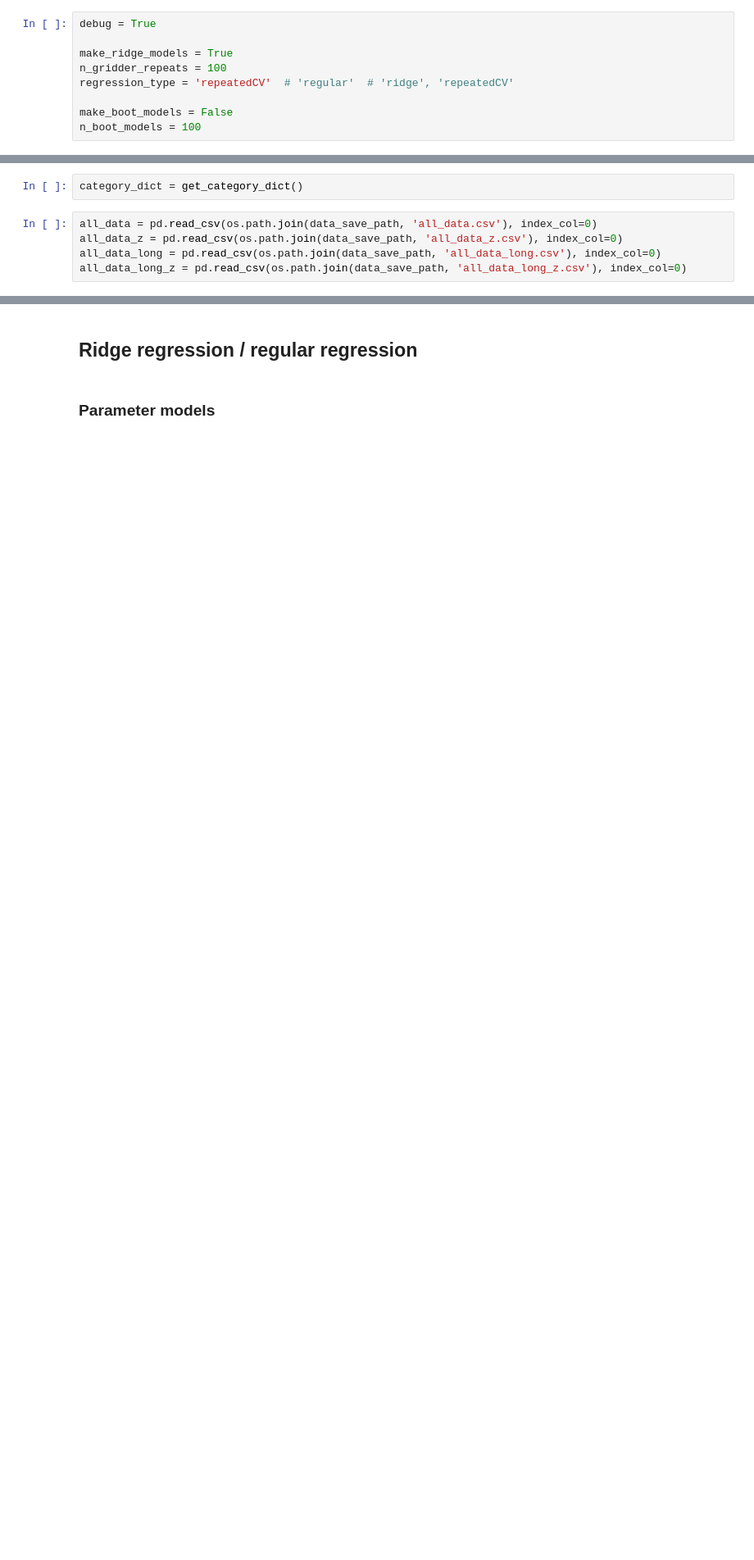
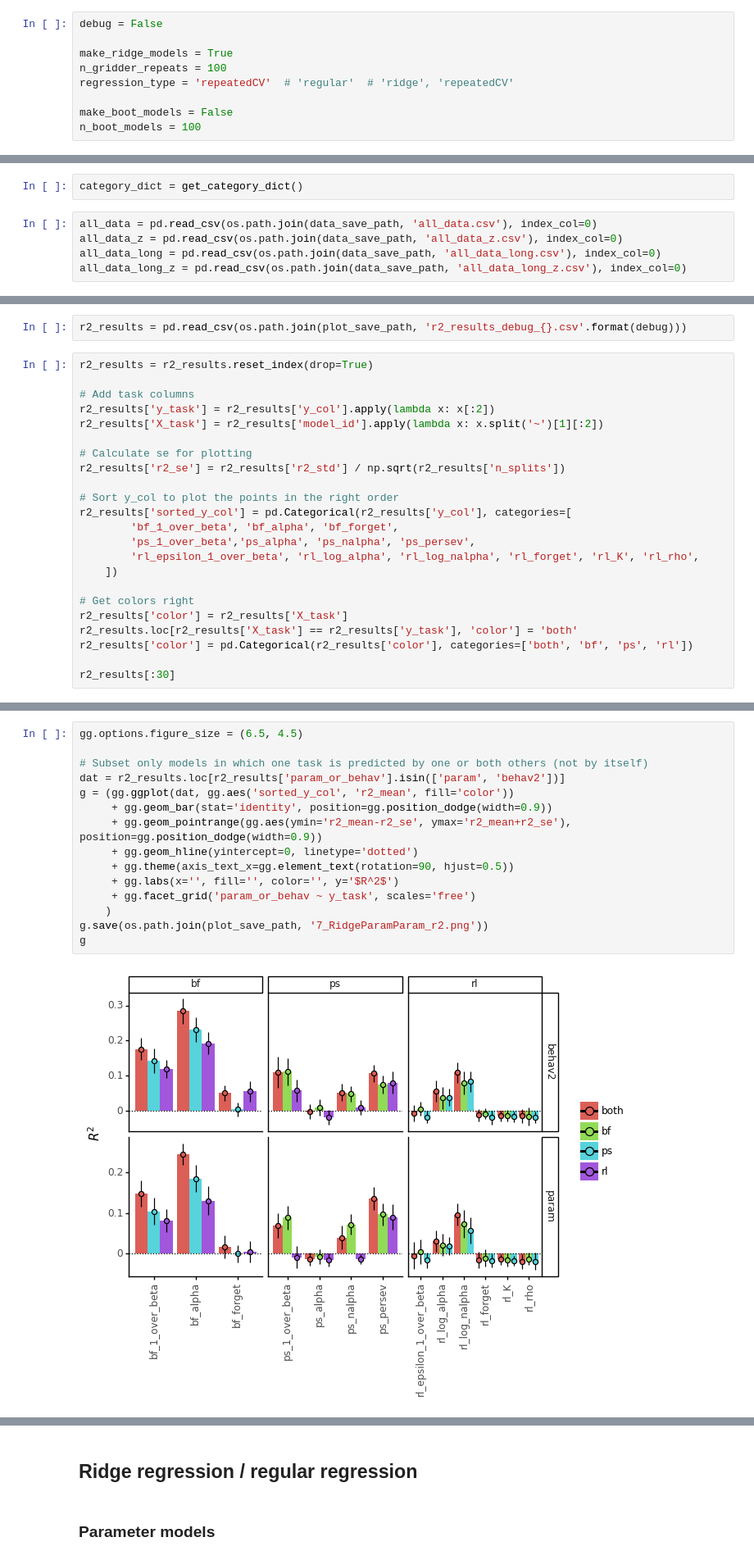
Before and after one commit to MariaEckstein/SLCN, a Jupyter notebook: models/MetaSLCN-07Plot4PredictTasksFromEachOther.ipynb, the cells around one changed output, grey strips where cells are left out. Shown at 82% size. Drawn from its saved outputs; the diff is of its cells as text; blank space fills up the shorter version.

```diff
--- a/models/MetaSLCN-07Plot4PredictTasksFromEachOther.ipynb
+++ b/models/MetaSLCN-07Plot4PredictTasksFromEachOther.ipynb
@@ -5,7 +6,7 @@
 # %% [markdown]
 # Setup
 # %%
-debug = True
+debug = False
 
 make_ridge_models = True
 n_gridder_repeats = 100
@@ -75,0 +303,25 @@ print(behav_cols)
+# %%
+r2_results = pd.read_csv(os.path.join(plot_save_path, 'r2_results_debug_{}.csv'.format(debug)))
+# %%
+r2_results = r2_results.reset_index(drop=True)
+
+# Add task columns
+r2_results['y_task'] = r2_results['y_col'].apply(lambda x: x[:2])
+r2_results['X_task'] = r2_results['model_id'].apply(lambda x: x.split('~')[1][:2])
+
+# Calculate se for plotting
+r2_results['r2_se'] = r2_results['r2_std'] / np.sqrt(r2_results['n_splits'])
+
+# Sort y_col to plot the points in the right order
+r2_results['sorted_y_col'] = pd.Categorical(r2_results['y_col'], categories=[
+        'bf_1_over_beta', 'bf_alpha', 'bf_forget',
+        'ps_1_over_beta','ps_alpha', 'ps_nalpha', 'ps_persev',
+        'rl_epsilon_1_over_beta', 'rl_log_alpha', 'rl_log_nalpha', 'rl_forget', 'rl_K', 'rl_rho',
+    ])
+
+# Get colors right
+r2_results['color'] = r2_results['X_task']
+r2_results.loc[r2_results['X_task'] == r2_results['y_task'], 'color'] = 'both'
+r2_results['color'] = pd.Categorical(r2_results['color'], categories=['both', 'bf', 'ps', 'rl'])
+
+r2_results[:30]
@@ -75,0 +346,17 @@ print(behav_cols)
+# %%
+gg.options.figure_size = (6.5, 4.5)
+
+# Subset only models in which one task is predicted by one or both others (not by itself)
+dat = r2_results.loc[r2_results['param_or_behav'].isin(['param', 'behav2'])]
+g = (gg.ggplot(dat, gg.aes('sorted_y_col', 'r2_mean', fill='color'))
+     + gg.geom_bar(stat='identity', position=gg.position_dodge(width=0.9))
+     + gg.geom_pointrange(gg.aes(ymin='r2_mean-r2_se', ymax='r2_mean+r2_se'), position=gg.position_dodge(width=0.9))
+     + gg.geom_hline(yintercept=0, linetype='dotted')
+     + gg.theme(axis_text_x=gg.element_text(rotation=90, hjust=0.5))
+     + gg.labs(x='', fill='', color='', y='$R^2$')
+     + gg.facet_grid('param_or_behav ~ y_task', scales='free')
+    )
+g.save(os.path.join(plot_save_path, '7_RidgeParamParam_r2.png'))
+g
+# %% [output]
+[figure, added]
```
Also changed, not shown: parts of 43 cells of this notebook.
